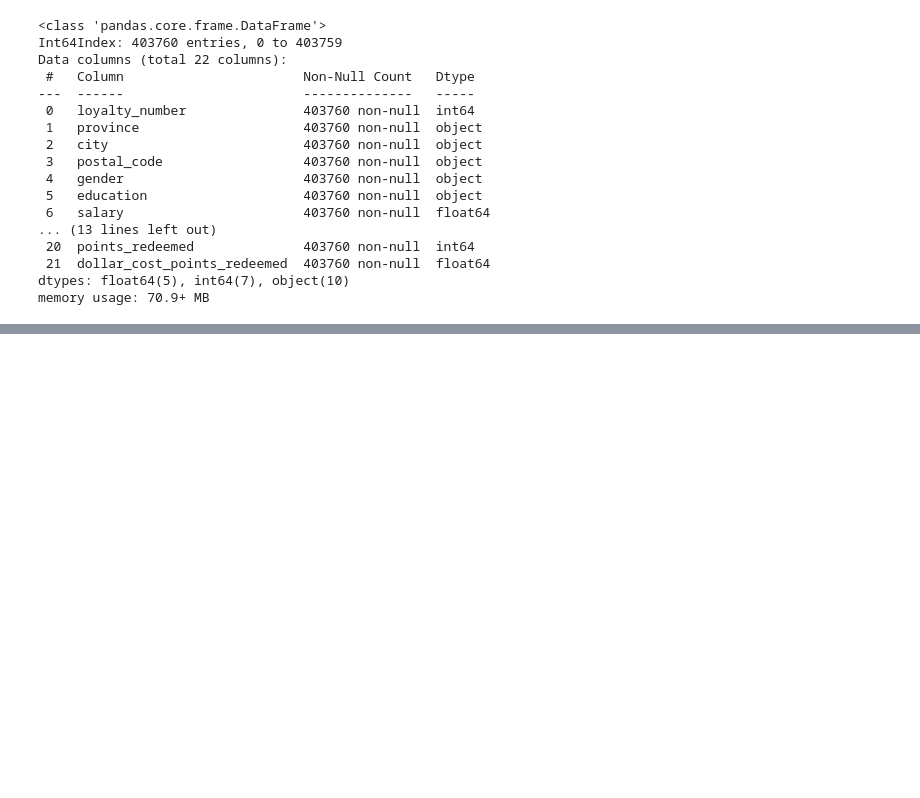
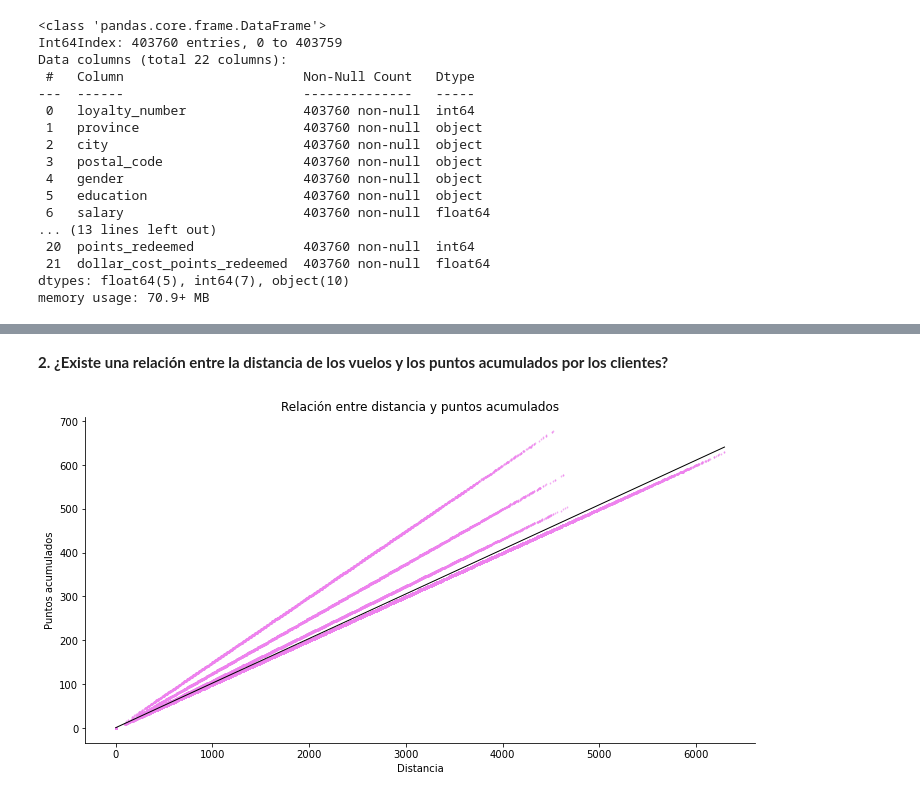
Before and after one commit to Adalab/bda-modulo-3-evaluacion-final-YamilleAClavo, a Jupyter notebook: evaluacion_mod3_Yami.ipynb, the cells around one changed output, grey strips where cells are left out. Saved outputs shown, nothing was run; the diff lists cells and outputs as text; code cells hidden in the pictures; blank space fills up the shorter version.

```diff
--- a/evaluacion_mod3_Yami.ipynb
+++ b/evaluacion_mod3_Yami.ipynb
@@ -774,0 +834,23 @@ df_merged.to_csv("CustomerData.csv",index=False)
+# %% [markdown]
+**2. ¿Existe una relación entre la distancia de los vuelos y los puntos acumulados por los clientes?**
+# %%
+# Las columnas que necesitamos son distance y points_accumulated
+# Gráfico de dispersion con regresion lineal
+plt.figure(figsize=(12, 6))
+sns.regplot(x="distance",
+            y="points_accumulated",
+            data=df_clean,
+            marker ="d",
+            line_kws = {"color": "black", "linewidth": 1},
+            scatter_kws={"color": "violet", "s": 1, "alpha":0.5})
+
+# Título gráfica, nombre ejes
+plt.title("Relación entre distancia y puntos acumulados")
+plt.xlabel("Distancia")
+plt.ylabel("Puntos acumulados")
+
+# Quito la linea de arriba y de la derecha
+plt.gca().spines["right"].set_visible(False)
+plt.gca().spines["top"].set_visible(False)
+# %% [output]
+[figure, added]
```
Also changed, not shown: parts of 24 cells of this notebook.
